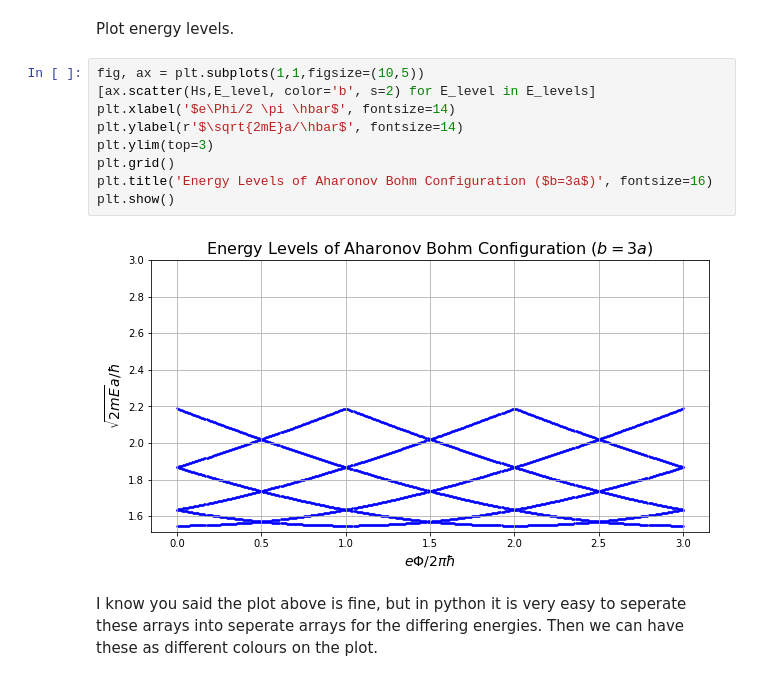
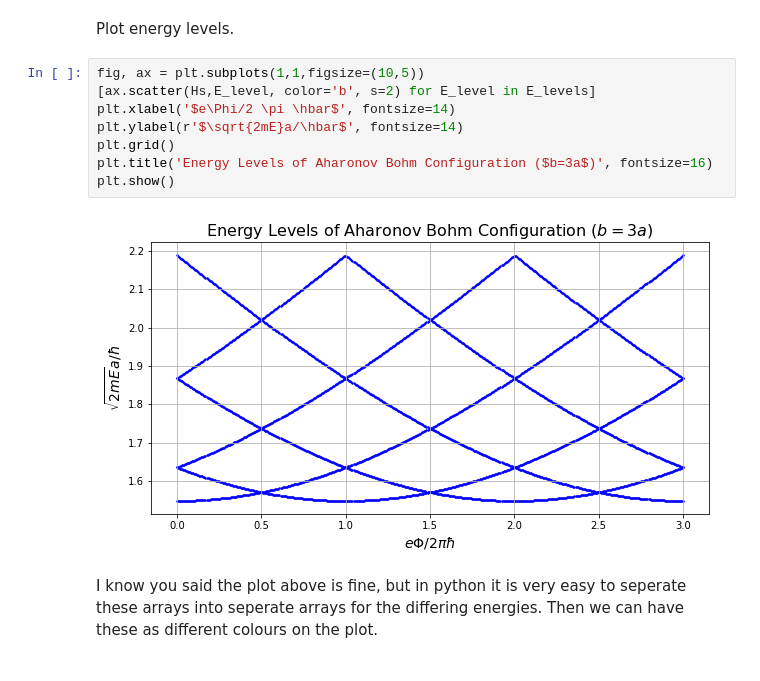
Before and after one commit to lukepolson/School, a Jupyter notebook: Phys 500A/A6Q4.ipynb, the cells around one changed output. Saved outputs shown, nothing was run; the diff lists cells and outputs as text.

```diff
--- a/Phys 500A/A6Q4.ipynb
+++ b/Phys 500A/A6Q4.ipynb
@@ -54,14 +54,13 @@ Plot energy levels.
 # %%
 fig, ax = plt.subplots(1,1,figsize=(10,5))
 [ax.scatter(Hs,E_level, color='b', s=2) for E_level in E_levels]
 plt.xlabel('$e\Phi/2 \pi \hbar$', fontsize=14)
 plt.ylabel(r'$\sqrt{2mE}a/\hbar$', fontsize=14)
-plt.ylim(top=3)
 plt.grid()
 plt.title('Energy Levels of Aharonov Bohm Configuration ($b=3a$)', fontsize=16)
 plt.show()
 # %% [output]
-[figure, old version]
+[figure, new version]
 # %% [markdown]
 I know you said the plot above is fine, but in python it is very easy to seperate these arrays into seperate arrays for the differing energies. Then we can have these as different colours on the plot.
 # %%
```
Also changed, not shown: parts of 1 cell of this notebook.
